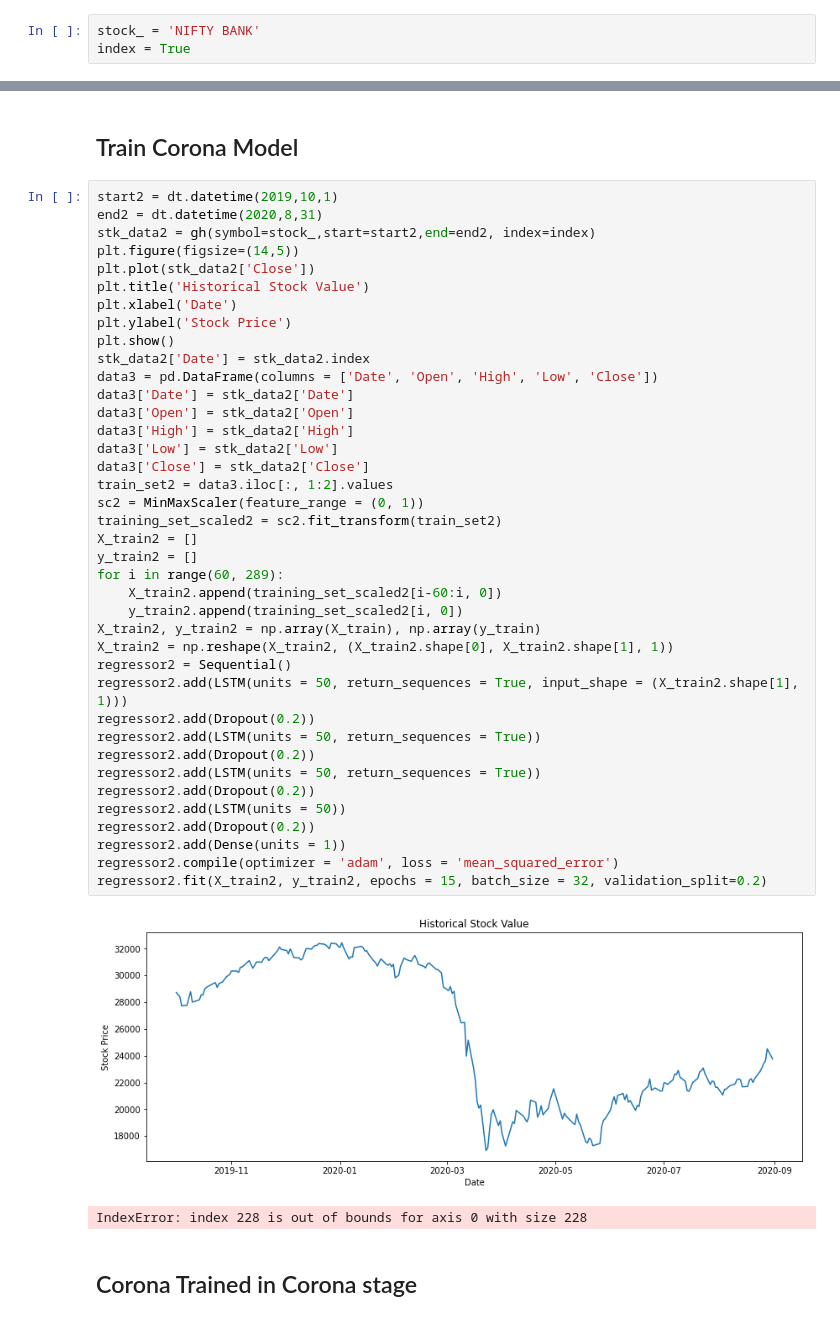
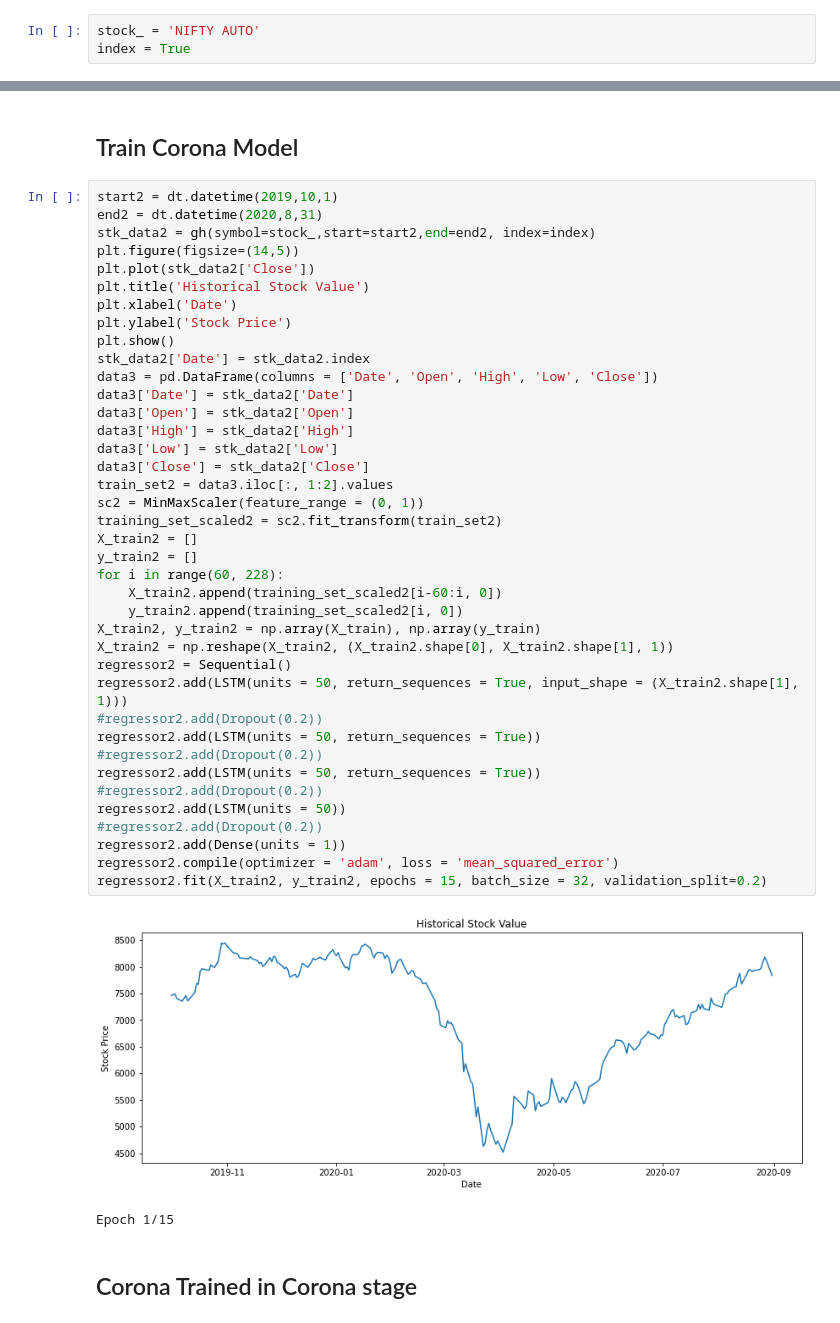
Before and after one commit to PratikGarai/Stock-Market-Prediction, a Jupyter notebook: Stocks RNN For IIIP.ipynb, the cells around one changed output, grey strips where cells are left out. Saved outputs shown, nothing was run; the diff lists cells and outputs as text.

```diff
--- a/Stocks RNN For IIIP.ipynb
+++ b/Stocks RNN For IIIP.ipynb
@@ -1,5 +1,5 @@
 # %%
-stock_ = 'NIFTY BANK'
+stock_ = 'NIFTY AUTO'
 index = True
 # %%
 from nsepy import get_history as gh
@@ -164,40 +164,40 @@ plt.figure(figsize=(14,5))
 plt.plot(stk_data2['Close'])
 plt.title('Historical Stock Value')
 plt.xlabel('Date')
 plt.ylabel('Stock Price')
 plt.show()
 stk_data2['Date'] = stk_data2.index
 data3 = pd.DataFrame(columns = ['Date', 'Open', 'High', 'Low', 'Close'])
 data3['Date'] = stk_data2['Date']
 data3['Open'] = stk_data2['Open']
 data3['High'] = stk_data2['High']
 data3['Low'] = stk_data2['Low']
 data3['Close'] = stk_data2['Close']
 train_set2 = data3.iloc[:, 1:2].values
 sc2 = MinMaxScaler(feature_range = (0, 1))
 training_set_scaled2 = sc2.fit_transform(train_set2)
 X_train2 = []
 y_train2 = []
-for i in range(60, 289):
+for i in range(60, 228):
     X_train2.append(training_set_scaled2[i-60:i, 0])
     y_train2.append(training_set_scaled2[i, 0])
 X_train2, y_train2 = np.array(X_train), np.array(y_train)
 X_train2 = np.reshape(X_train2, (X_train2.shape[0], X_train2.shape[1], 1))
 regressor2 = Sequential()
 regressor2.add(LSTM(units = 50, return_sequences = True, input_shape = (X_train2.shape[1], 1)))
-regressor2.add(Dropout(0.2))
+#regressor2.add(Dropout(0.2))
 regressor2.add(LSTM(units = 50, return_sequences = True))
-regressor2.add(Dropout(0.2))
+#regressor2.add(Dropout(0.2))
 regressor2.add(LSTM(units = 50, return_sequences = True))
-regressor2.add(Dropout(0.2))
+#regressor2.add(Dropout(0.2))
 regressor2.add(LSTM(units = 50))
-regressor2.add(Dropout(0.2))
+#regressor2.add(Dropout(0.2))
 regressor2.add(Dense(units = 1))
 regressor2.compile(optimizer = 'adam', loss = 'mean_squared_error')
 regressor2.fit(X_train2, y_train2, epochs = 15, batch_size = 32, validation_split=0.2)
 # %% [output]
-[figure, old version]
+[figure, new version]
-IndexError: index 228 is out of bounds for axis 0 with size 228
+Epoch 1/15
 # %% [markdown]
 <h2> Corona Trained in Corona stage </h2>
 # %%
```
Also changed, not shown: parts of 5 cells of this notebook.
